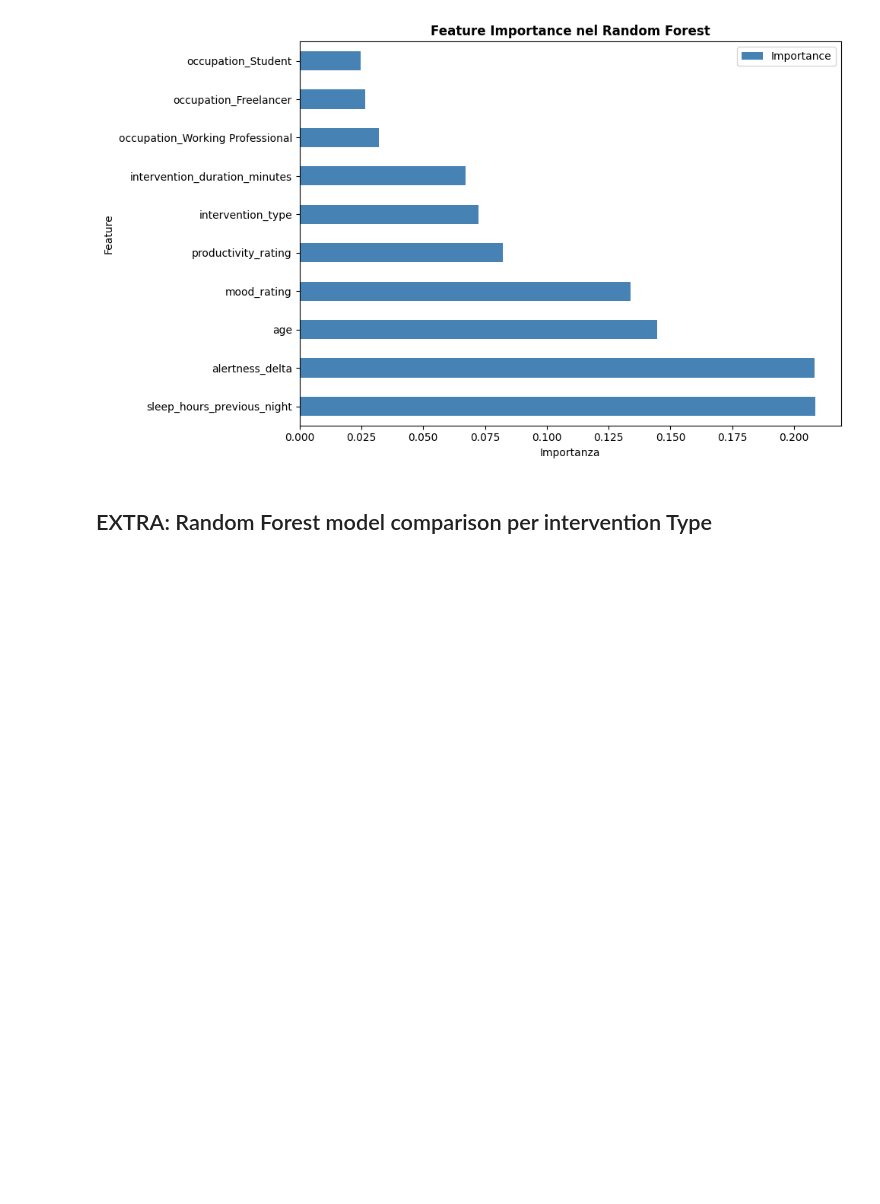
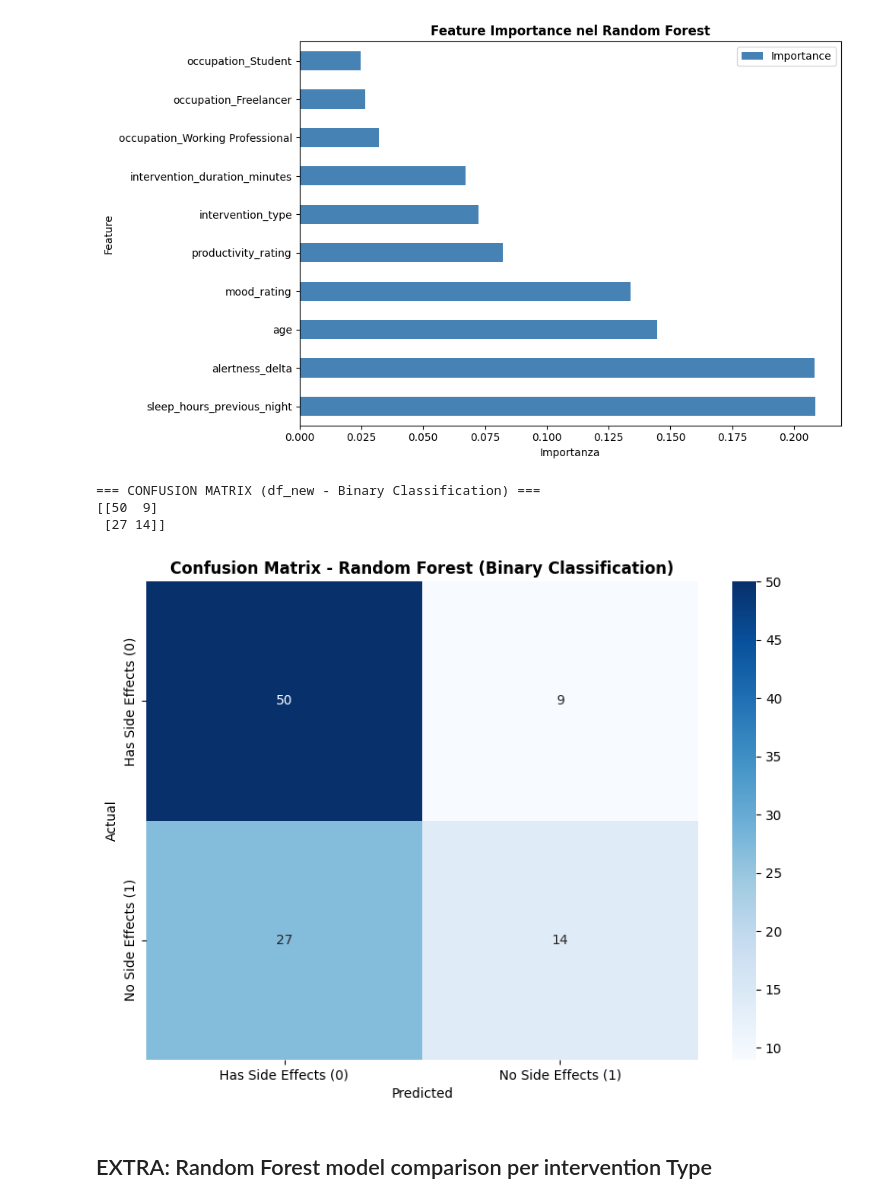
Before and after one commit to Grimino27/PDAI_Project, a Jupyter notebook: scripts/RandomForestModel.ipynb, the cells around one changed output. Drawn from its saved outputs; the diff is of its cells as text; code cells hidden in the pictures; blank space fills up the shorter version.

Commit message:
Small Addendum to Random Forest
I Plotted the Confusion Matrix for the Binary Model
Also Plotted a confrontational Confusion Matrix for both the PowerNap and Coffee Models

```diff
--- a/scripts/RandomForestModel.ipynb
+++ b/scripts/RandomForestModel.ipynb
@@ -447,10 +447,10 @@ Feature Importance:
 
 Controllo se il problema è lo sbilanciamento delle classi, che dovrebbe essere ovviato da weight = balanced. Per fare questo riprendo la variabile side effect, trasformo in classe negativa i side effect e in classe positiva i none (ci saranno modi più eleganti ma è per fare una prova)
 # %%
-df_new = df.copy()
+df_bool = df.copy()
 #creo un dataframe nuovo così non lo sporco per dopo
-df_new["side_effects"] = (df_new["side_effects"] >= 3) #se minore di 3 diventa 0 altrimenti 1
-df_new.head()
+df_bool["side_effects"] = (df_bool["side_effects"] >= 3) #se minore di 3 diventa 0 altrimenti 1
+df_bool.head()
 # %% [output]
 |  | participant_id | age | sleep_hours_previous_night | intervention_type | intervention_duration_minutes | ... |
 | 0 | 1 | -0.851162 | -0.579904 | 1 | -1.292288 | ... |
@@ -461,8 +461,8 @@ df_new.head()
 # %%
 # Separazione features (X) e target (y)
 # Rimuoviamo sia side_effects (target) che participant_id (non è una vera feature)
-X = df_new.drop(['side_effects', 'participant_id'], axis=1)
-y = df_new['side_effects']
+X = df_bool.drop(['side_effects', 'participant_id'], axis=1)
+y = df_bool['side_effects']
 
 print(f"Shape di X (features): {X.shape}")
 print(f"Shape di y (target): {y.shape}")
@@ -559,6 +559,31 @@ Feature Importance:
 7            occupation_Freelancer    0.026611
 8               occupation_Student    0.024590
 [figure]
+# %%
+# 3. CONFUSION MATRIX
+# Calcola le predizioni sul test set
+y_pred = rf_model.predict(X_test)
+
+from sklearn.metrics import confusion_matrix
+cm = confusion_matrix(y_test, y_pred)
+print("\n=== CONFUSION MATRIX (df_new - Binary Classification) ===")
+print(cm)
+
+# Heatmap della confusion matrix
+fig, ax = plt.subplots(figsize=(8, 6))
+sns.heatmap(cm, annot=True, fmt='d', cmap='Blues', ax=ax,
+            xticklabels=['Has Side Effects (0)', 'No Side Effects (1)'],
+            yticklabels=['Has Side Effects (0)', 'No Side Effects (1)'])
+ax.set_title('Confusion Matrix - Random Forest (Binary Classification)', fontsize=12, fontweight='bold')
+ax.set_ylabel('Actual')
+ax.set_xlabel('Predicted')
+plt.tight_layout()
+plt.show()
+# %% [output]
+=== CONFUSION MATRIX (df_new - Binary Classification) ===
+[[50  9]
+ [27 14]]
+[figure, added]
 # %% [markdown]
 ## EXTRA: Random Forest model comparison per intervention Type
 # %% [markdown]
```
Also changed, not shown: parts of 1 cell of this notebook.
